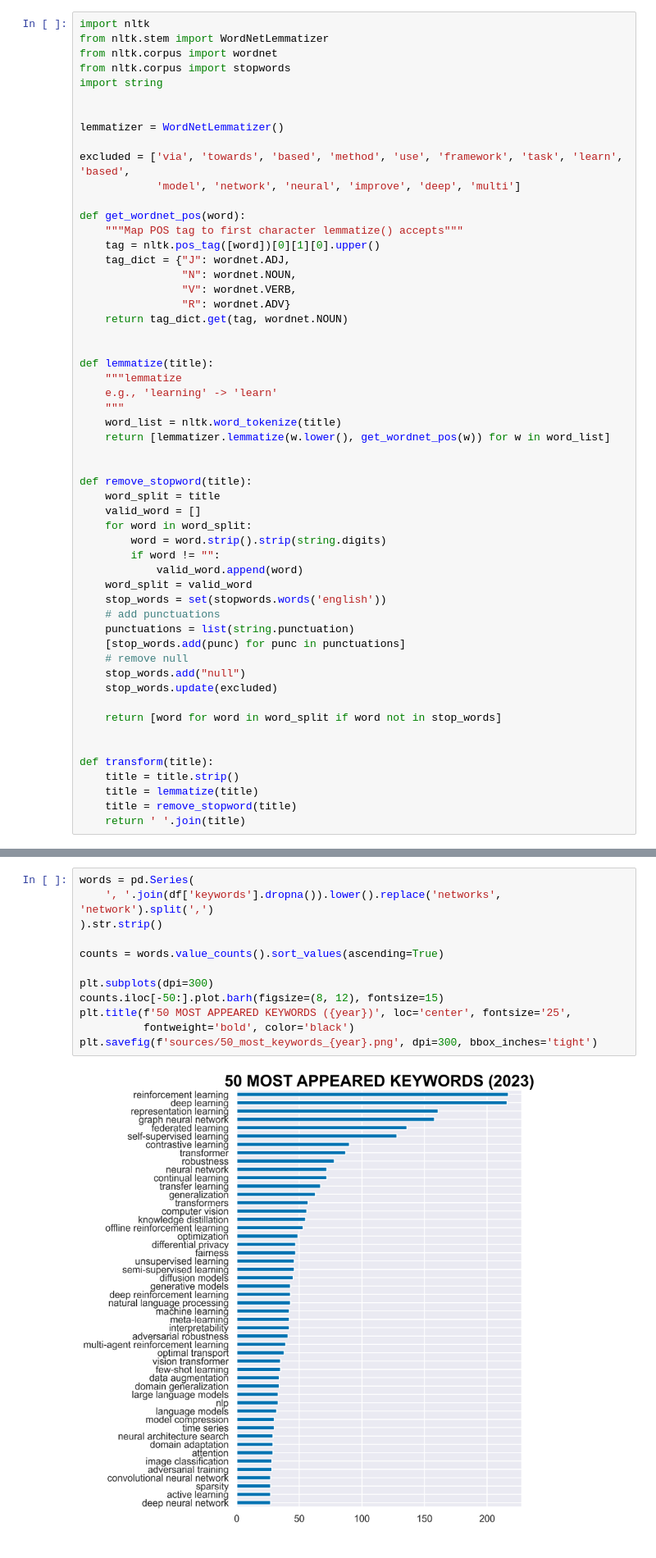
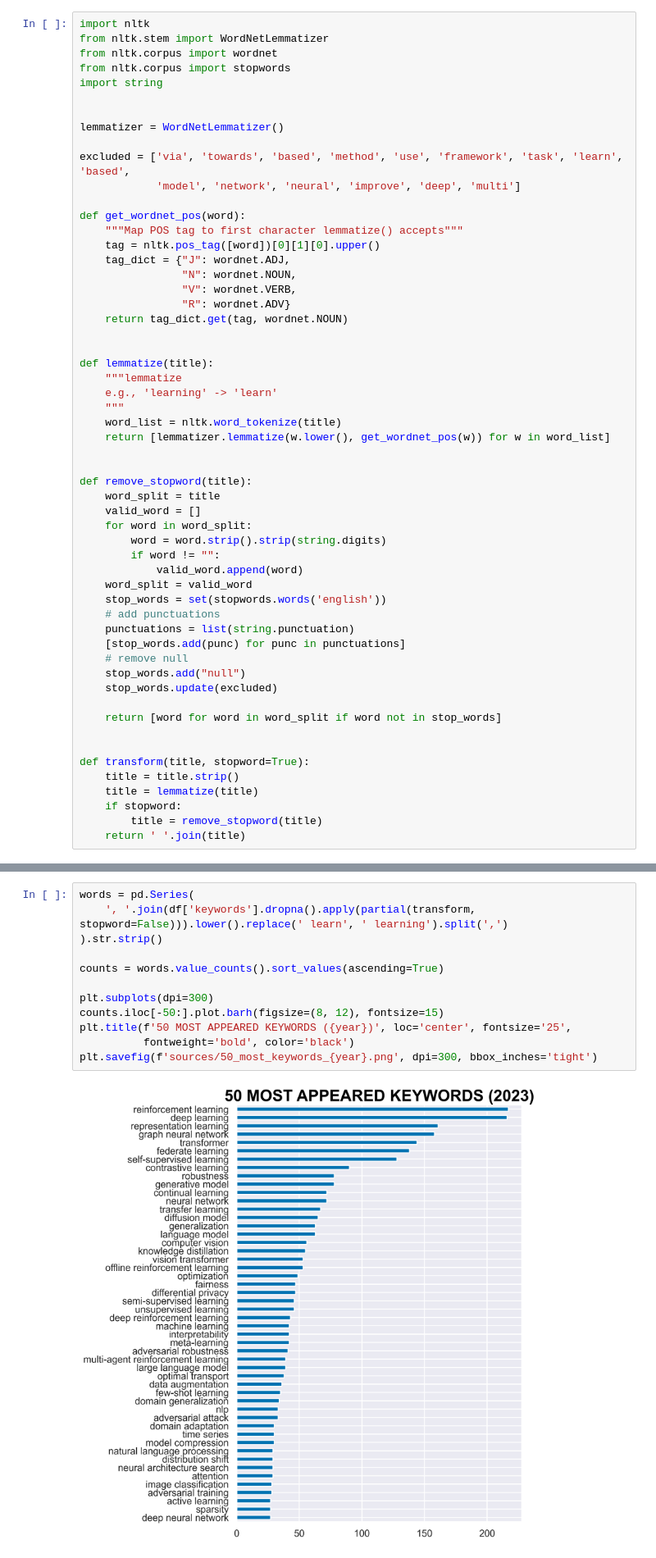
Before and after one commit to EdisonLeeeee/ICLR2023-OpenReviewData, a Jupyter notebook: visualization.ipynb, the cells around one changed output, grey strips where cells are left out. Shown at 82% size. Cells and saved outputs as stored; diff of their text form.

```diff
--- a/visualization.ipynb
+++ b/visualization.ipynb
@@ -66,10 +66,11 @@ def remove_stopword(title):
     return [word for word in word_split if word not in stop_words]
 
 
-def transform(title):
+def transform(title, stopword=True):
     title = title.strip()
     title = lemmatize(title)
-    title = remove_stopword(title)
+    if stopword:
+        title = remove_stopword(title)
     return ' '.join(title)
 # %%
 import pandas as pd
@@ -129,18 +131,18 @@ plt.savefig(f'sources/logo_wordcloud_title_{year}.png', dpi=300, bbox_inches='ti
 # Keywords
 # %%
 words = pd.Series(
-    ', '.join(df['keywords'].dropna()).lower().replace('networks', 'network').split(',')
+    ', '.join(df['keywords'].dropna().apply(partial(transform, stopword=False))).lower().replace(' learn', ' learning').split(',')
 ).str.strip()
 
 counts = words.value_counts().sort_values(ascending=True)
 
 plt.subplots(dpi=300)
 counts.iloc[-50:].plot.barh(figsize=(8, 12), fontsize=15)
 plt.title(f'50 MOST APPEARED KEYWORDS ({year})', loc='center', fontsize='25',
           fontweight='bold', color='black')
 plt.savefig(f'sources/50_most_keywords_{year}.png', dpi=300, bbox_inches='tight')
 # %% [output]
-[figure, old version]
+[figure, new version]
 # %%
 logo = imread('sources/logo-mask.png')
 wordcloud = WordCloud(background_color="white", max_words=2000, max_font_size=100,
```
Also changed, not shown: parts of 2 cells of this notebook, 7 other files.
